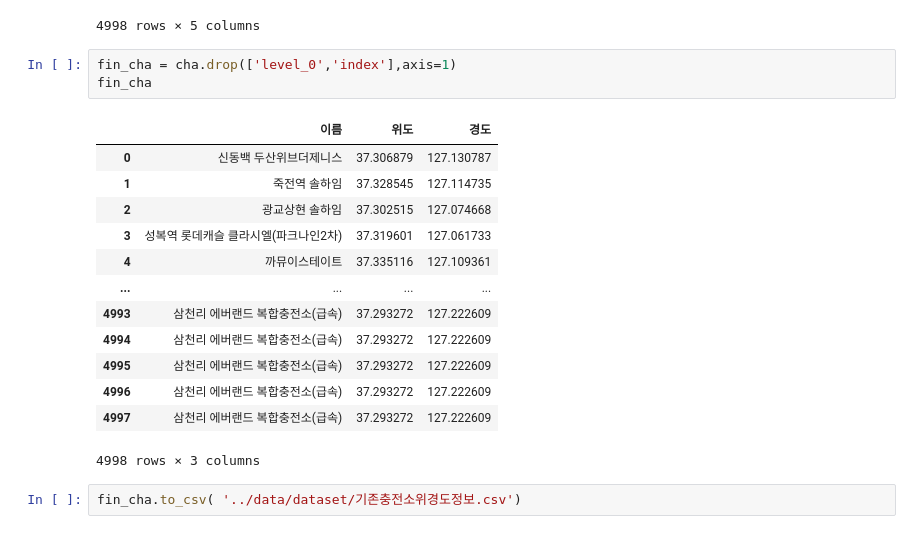
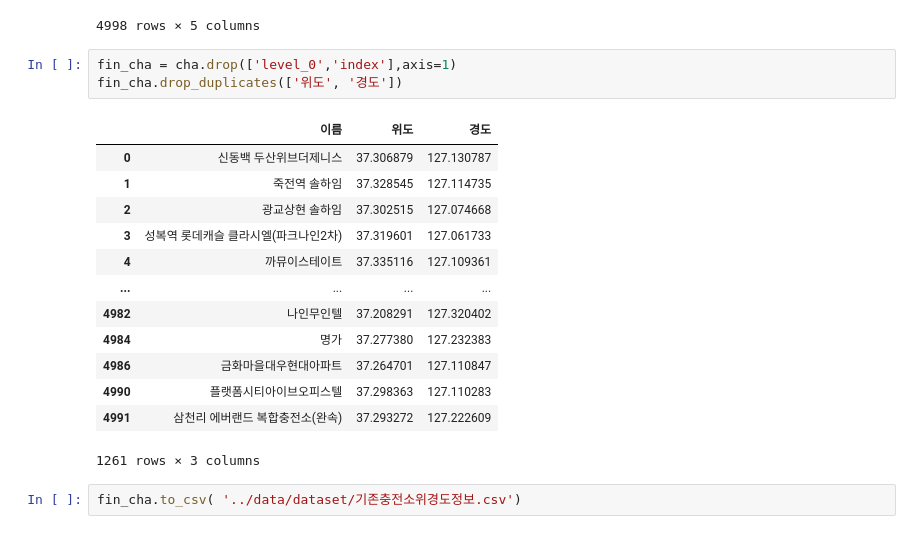
Before and after one commit to jaesoekjjang/ev-station-opt, a Jupyter notebook: code/위경도 거리계산.ipynb, the cells around one changed output. Cells and saved outputs as stored; diff of their text form.

```diff
--- a/code/위경도 거리계산.ipynb
+++ b/code/위경도 거리계산.ipynb
@@ -135,21 +135,21 @@ cha
 4998 rows × 5 columns
 # %%
 fin_cha = cha.drop(['level_0','index'],axis=1)
-fin_cha
+fin_cha.drop_duplicates(['위도', '경도'])
 # %% [output]
 |  | 이름 | 위도 | 경도 |
 | 0 | 신동백 두산위브더제니스 | 37.306879 | 127.130787 |
 | 1 | 죽전역 솔하임 | 37.328545 | 127.114735 |
 | 2 | 광교상현 솔하임 | 37.302515 | 127.074668 |
 | 3 | 성복역 롯데캐슬 클라시엘(파크나인2차) | 37.319601 | 127.061733 |
 | 4 | 까뮤이스테이트 | 37.335116 | 127.109361 |
 | ... | ... | ... | ... |
-| 4993 | 삼천리 에버랜드 복합충전소(급속) | 37.293272 | 127.222609 |
-| 4994 | 삼천리 에버랜드 복합충전소(급속) | 37.293272 | 127.222609 |
-| 4995 | 삼천리 에버랜드 복합충전소(급속) | 37.293272 | 127.222609 |
-| 4996 | 삼천리 에버랜드 복합충전소(급속) | 37.293272 | 127.222609 |
-| 4997 | 삼천리 에버랜드 복합충전소(급속) | 37.293272 | 127.222609 |
+| 4982 | 나인무인텔 | 37.208291 | 127.320402 |
+| 4984 | 명가 | 37.277380 | 127.232383 |
+| 4986 | 금화마을대우현대아파트 | 37.264701 | 127.110847 |
+| 4990 | 플랫폼시티아이브오피스텔 | 37.298363 | 127.110283 |
+| 4991 | 삼천리 에버랜드 복합충전소(완속) | 37.293272 | 127.222609 |
-4998 rows × 3 columns
+1261 rows × 3 columns
 # %%
 fin_cha.to_csv( '../data/dataset/기존충전소위경도정보.csv')
 # %% [markdown]
```
Also changed, not shown: parts of 2 cells of this notebook.
